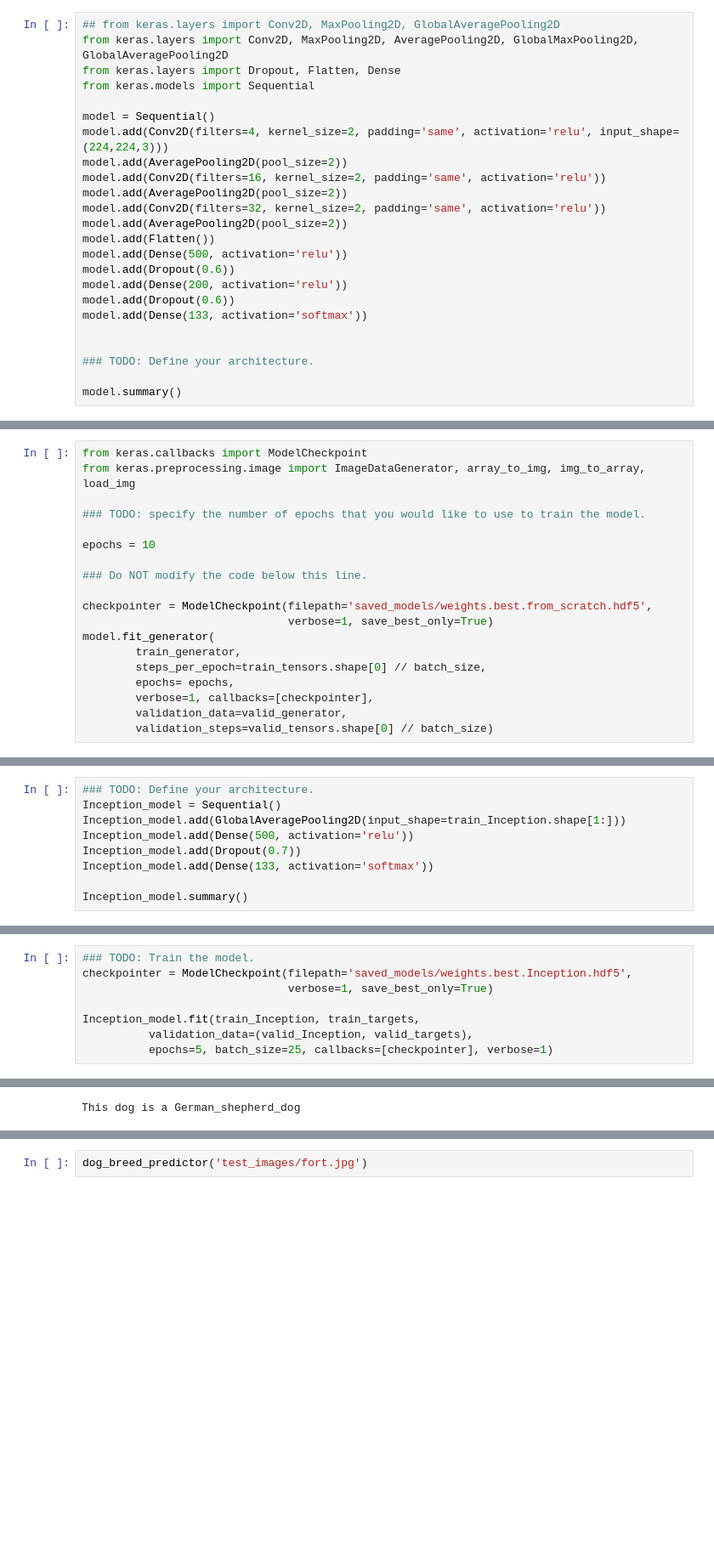
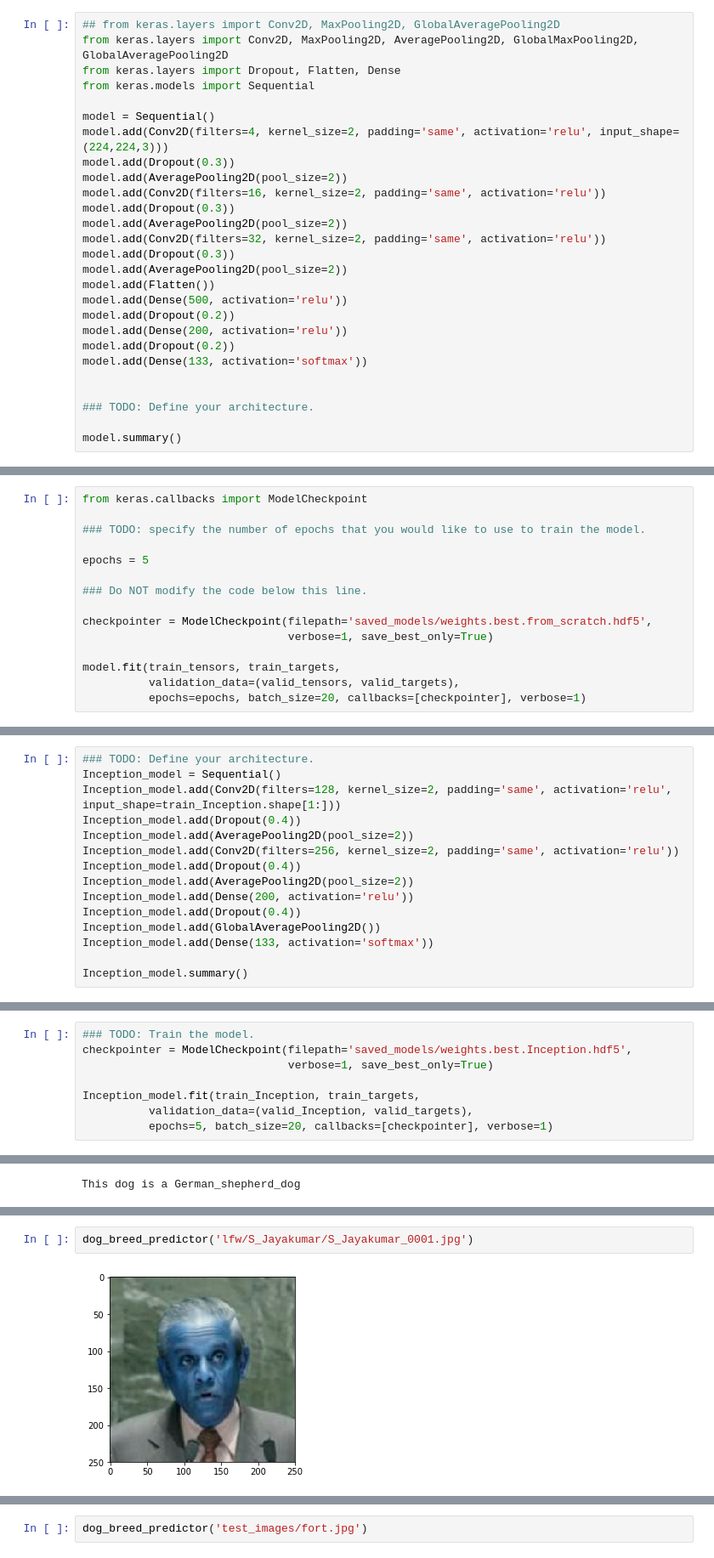
Before and after one commit to AnnoyinSamurai/dog-project, a Jupyter notebook: dog_app.ipynb, the cells around one changed output, grey strips where cells are left out. Shown at 85% size. Drawn from its saved outputs; the diff is of its cells as text; blank space fills up the shorter version.

```diff
--- a/dog_app.ipynb
+++ b/dog_app.ipynb
@@ -372,16 +370,19 @@ from keras.models import Sequential
 
 model = Sequential()
 model.add(Conv2D(filters=4, kernel_size=2, padding='same', activation='relu', input_shape=(224,224,3)))
+model.add(Dropout(0.3))
 model.add(AveragePooling2D(pool_size=2))
 model.add(Conv2D(filters=16, kernel_size=2, padding='same', activation='relu'))
+model.add(Dropout(0.3))
 model.add(AveragePooling2D(pool_size=2))
 model.add(Conv2D(filters=32, kernel_size=2, padding='same', activation='relu'))
+model.add(Dropout(0.3))
 model.add(AveragePooling2D(pool_size=2))
 model.add(Flatten())
 model.add(Dense(500, activation='relu'))
-model.add(Dropout(0.6))
+model.add(Dropout(0.2))
 model.add(Dense(200, activation='relu'))
-model.add(Dropout(0.6))
+model.add(Dropout(0.2))
 model.add(Dense(133, activation='softmax'))
 
 
@@ -448,20 +420,16 @@ valid_generator = test_datagen.flow(
 # %%
 from keras.callbacks import ModelCheckpoint
-from keras.preprocessing.image import ImageDataGenerator, array_to_img, img_to_array, load_img
 
 ### TODO: specify the number of epochs that you would like to use to train the model.
 
-epochs = 10
+epochs = 5
 
 ### Do NOT modify the code below this line.
 
 checkpointer = ModelCheckpoint(filepath='saved_models/weights.best.from_scratch.hdf5',
                                verbose=1, save_best_only=True)
-model.fit_generator(
-        train_generator,
-        steps_per_epoch=train_tensors.shape[0] // batch_size,
-        epochs= epochs,
-        verbose=1, callbacks=[checkpointer],
-        validation_data=valid_generator,
-        validation_steps=valid_tensors.shape[0] // batch_size)
+
+model.fit(train_tensors, train_targets,
+          validation_data=(valid_tensors, valid_targets),
+          epochs=epochs, batch_size=20, callbacks=[checkpointer], verbose=1)
 # %% [output]
@@ -645,9 +604,15 @@ __Answer:__ My model here is simple since InceptionV3 is trained to classify ima
 # %%
 ### TODO: Define your architecture.
 Inception_model = Sequential()
-Inception_model.add(GlobalAveragePooling2D(input_shape=train_Inception.shape[1:]))
-Inception_model.add(Dense(500, activation='relu'))
-Inception_model.add(Dropout(0.7))
+Inception_model.add(Conv2D(filters=128, kernel_size=2, padding='same', activation='relu', input_shape=train_Inception.shape[1:]))
+Inception_model.add(Dropout(0.4))
+Inception_model.add(AveragePooling2D(pool_size=2))
+Inception_model.add(Conv2D(filters=256, kernel_size=2, padding='same', activation='relu'))
+Inception_model.add(Dropout(0.4))
+Inception_model.add(AveragePooling2D(pool_size=2))
+Inception_model.add(Dense(200, activation='relu'))
+Inception_model.add(Dropout(0.4))
+Inception_model.add(GlobalAveragePooling2D())
 Inception_model.add(Dense(133, activation='softmax'))
 
 Inception_model.summary()
@@ -685,7 +652,7 @@ checkpointer = ModelCheckpoint(filepath='saved_models/weights.best.Inception.hdf
 
 Inception_model.fit(train_Inception, train_targets,
           validation_data=(valid_Inception, valid_targets),
-          epochs=5, batch_size=25, callbacks=[checkpointer], verbose=1)
+          epochs=5, batch_size=20, callbacks=[checkpointer], verbose=1)
 # %% [output]
 Train on 6680 samples, validate on 835 samples
 Epoch 1/5
@@ -818,0 +776,4 @@ Hello Human! You resemble a Dalmatian
+# %%
+dog_breed_predictor('lfw/S_Jayakumar/S_Jayakumar_0001.jpg')
+# %% [output]
+[figure, added]
```
Also changed, not shown: parts of 18 cells of this notebook, 2 other files.
